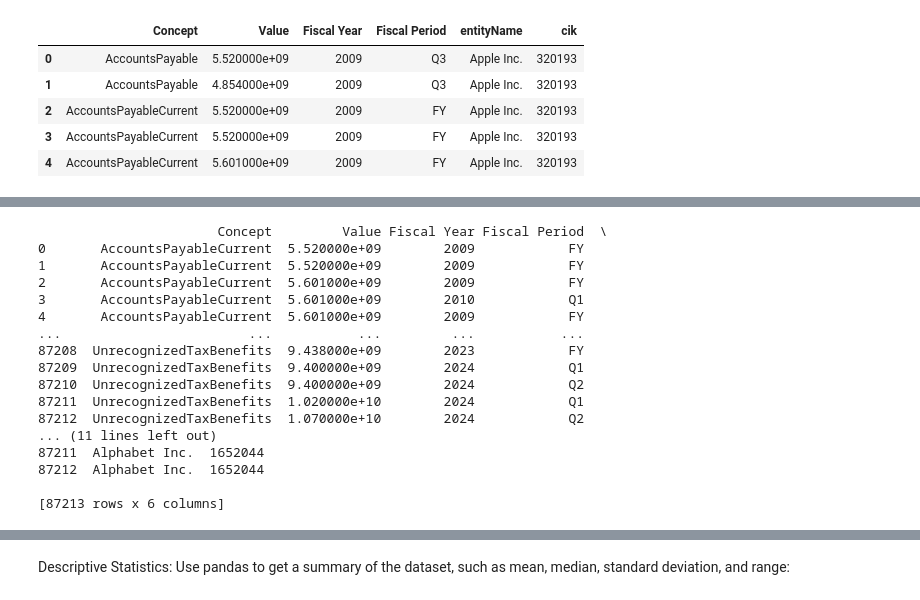
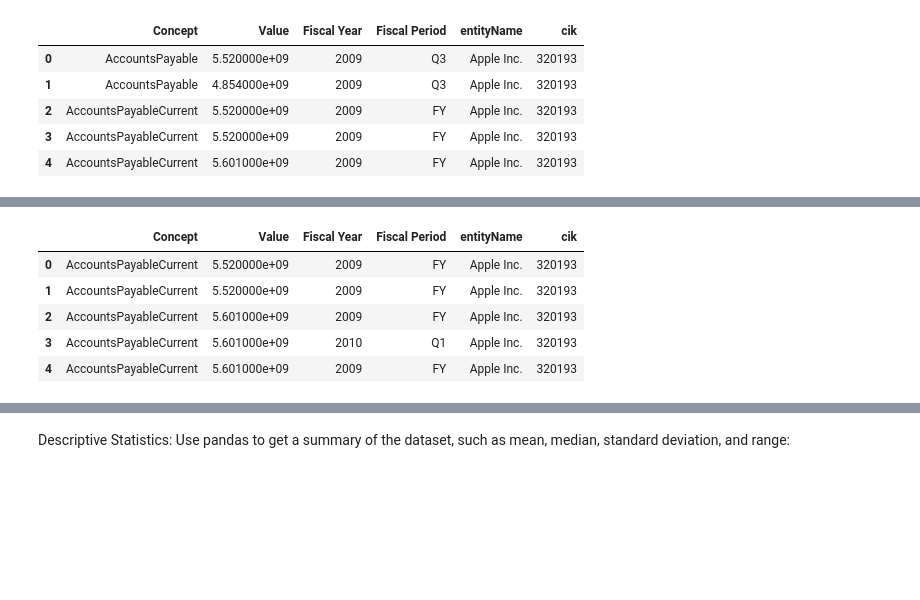
Before and after one commit to madhurlak0810/SEC-edgar, a Jupyter notebook: Project_602_Checkpoint_2.ipynb, the cells around one changed output, grey strips where cells are left out. Saved outputs shown, nothing was run; the diff lists cells and outputs as text; code cells hidden in the pictures; blank space fills up the shorter version.

```diff
--- a/Project_602_Checkpoint_2.ipynb
+++ b/Project_602_Checkpoint_2.ipynb
@@ -267,24 +222,13 @@ df_concepts
 # %%
 # Perform a join on 'concepts' and 'Concept' columns
 joined_df = pd.merge(df_concepts, combined_df, left_on='Concept', right_on='Concept', how='inner')
 
-print(joined_df)
+joined_df.head()
 # %% [output]
-                       Concept         Value Fiscal Year Fiscal Period  \
-0       AccountsPayableCurrent  5.520000e+09        2009            FY
-1       AccountsPayableCurrent  5.520000e+09        2009            FY
-2       AccountsPayableCurrent  5.601000e+09        2009            FY
-3       AccountsPayableCurrent  5.601000e+09        2010            Q1
-4       AccountsPayableCurrent  5.601000e+09        2009            FY
-...                        ...           ...         ...           ...
-87208  UnrecognizedTaxBenefits  9.438000e+09        2023            FY
-87209  UnrecognizedTaxBenefits  9.400000e+09        2024            Q1
-87210  UnrecognizedTaxBenefits  9.400000e+09        2024            Q2
-87211  UnrecognizedTaxBenefits  1.020000e+10        2024            Q1
-87212  UnrecognizedTaxBenefits  1.070000e+10        2024            Q2
-... (11 lines left out)
-87211  Alphabet Inc.  1652044
-87212  Alphabet Inc.  1652044
-
-[87213 rows x 6 columns]
+|  | Concept | Value | Fiscal Year | Fiscal Period | entityName | cik |
+| 0 | AccountsPayableCurrent | 5.520000e+09 | 2009 | FY | Apple Inc. | 320193 |
+| 1 | AccountsPayableCurrent | 5.520000e+09 | 2009 | FY | Apple Inc. | 320193 |
+| 2 | AccountsPayableCurrent | 5.601000e+09 | 2009 | FY | Apple Inc. | 320193 |
+| 3 | AccountsPayableCurrent | 5.601000e+09 | 2010 | Q1 | Apple Inc. | 320193 |
+| 4 | AccountsPayableCurrent | 5.601000e+09 | 2009 | FY | Apple Inc. | 320193 |
 # %%
```
Also changed, not shown: parts of 12 cells of this notebook.
